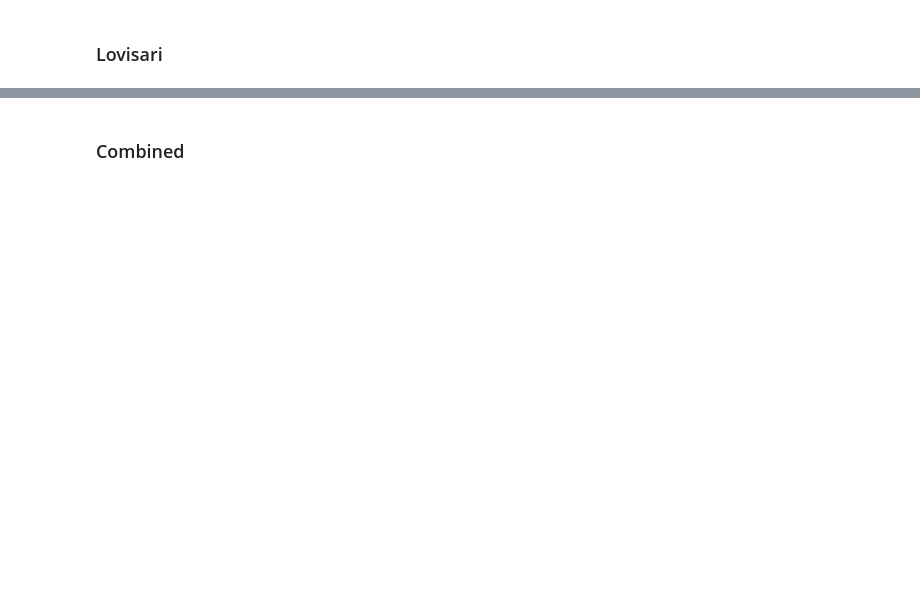
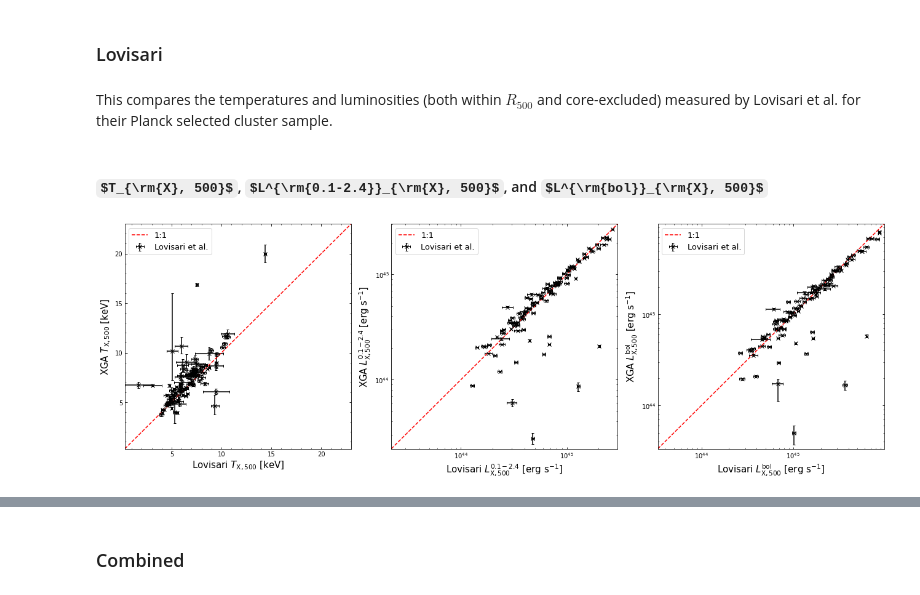
Before and after one commit to DavidT3/XCS-Mass-Paper-I-Analysis, a Jupyter notebook: temp_lum_comparisons.ipynb, the cells around one changed output, grey strips where cells are left out. Saved outputs shown, nothing was run; the diff lists cells and outputs as text; code cells hidden in the pictures; some formulas as TeX source; blank space fills up the shorter version.

```diff
--- a/temp_lum_comparisons.ipynb
+++ b/temp_lum_comparisons.ipynb
@@ -257,2 +524,78 @@ plt.show()
 # %% [markdown]
 ### Lovisari
+# %% [markdown]
+This compares the temperatures and luminosities (both within $R_{500}$ and core-excluded) measured by Lovisari et al. for their Planck selected cluster sample.
+# %% [markdown]
+#### $T_{\rm{X}, 500}$, $L^{\rm{0.1-2.4}}_{\rm{X}, 500}$, and $L^{\rm{bol}}_{\rm{X}, 500}$
+# %%
+fig, ax_arr = plt.subplots(ncols=3, figsize=(18, 6))
+
+# Iterating through the array of axes objects, setting up the ticks
+for ax in ax_arr:
+    # Turning on minor ticks and setting it up so they all point inwards - also turn on ticks on the
+    #  top and right axis lines
+    ax.minorticks_on()
+    ax.tick_params(which='both', top=True, right=True, direction='in')
+
+# Setting the leftmost axis to be current
+plt.sca(ax_arr[0])
+# Using the function we defined earlier to find appropriate axis limits
+t_lims = find_lims(lovlit_tx, lovisari_tx, buffer=0.1).value
+
+# Also using the limits to set up a one to one line
+# Then plotting the temperature comparison points
+plt.plot(t_lims, t_lims, linestyle='dashed', color='red', label="1:1")
+plt.errorbar(lovlit_tx[:, 0].value, lovisari_tx[:, 0].value, xerr=[lovlit_tx[:, 1].value, lovlit_tx[:, 2].value],
+             yerr=[lovisari_tx[:, 1].value, lovisari_tx[:, 2].value], fmt="kx", capsize=2,
+             label="Lovisari et al.")
+# Setting axis limits
+plt.xlim(t_lims)
+plt.ylim(t_lims)
+
+# Labels and legend
+plt.xlabel(r"Lovisari $T_{\rm{X, 500}}$ [keV]", fontsize=15)
+plt.ylabel(r"XGA $T_{\rm{X, 500}}$ [keV]", fontsize=15)
+plt.legend(loc='best', fontsize=13)
+
+plt.sca(ax_arr[1])
+l_lims = find_lims(lovlit_lx124, lovisari_lx, buffer=0.1).value
+
+plt.plot(l_lims, l_lims, linestyle='dashed', color='red', label="1:1")
+plt.errorbar(lovlit_lx124[:, 0].value, lovisari_lx[:, 0].value,
+             xerr=[lovlit_lx124[:, 1].value, lovlit_lx124[:, 2].value],
+             yerr=[lovisari_lx[:, 1].value, lovisari_lx[:, 2].value], fmt="kx", capsize=2,
+             label="Lovisari et al.")
+plt.xlim(l_lims)
+plt.ylim(l_lims)
+
+plt.xscale('log')
+plt.yscale('log')
+
+plt.xlabel(r"Lovisari $L^{\rm{0.1-2.4}}_{\rm{X, 500}}$ [erg s$^{-1}$]", fontsize=15)
+plt.ylabel(r"XGA $L^{\rm{0.1-2.4}}_{\rm{X, 500}}$ [erg s$^{-1}$]", fontsize=15)
+plt.legend(loc='best', fontsize=13)
+
+plt.sca(ax_arr[2])
+l_lims = find_lims(lovlit_lxbol, lovisari_lxbol, buffer=0.1).value
+
+plt.plot(l_lims, l_lims, linestyle='dashed', color='red', label="1:1")
+plt.errorbar(lovlit_lxbol[:, 0].value, lovisari_lxbol[:, 0].value,
+             xerr=[lovlit_lxbol[:, 1].value, lovlit_lxbol[:, 2].value],
+             yerr=[lovisari_lxbol[:, 1].value, lovisari_lxbol[:, 2].value], fmt="kx", capsize=2,
+             label="Lovisari et al.")
+plt.xlim(l_lims)
+plt.ylim(l_lims)
+
+plt.xscale('log')
+plt.yscale('log')
+
+plt.xlabel(r"Lovisari $L^{\rm{bol}}_{\rm{X, 500}}$ [erg s$^{-1}$]", fontsize=15)
+plt.ylabel(r"XGA $L^{\rm{bol}}_{\rm{X, 500}}$ [erg s$^{-1}$]", fontsize=15)
+plt.legend(loc='best', fontsize=13)
+
+plt.tight_layout()
+
+plt.savefig("non_paper_figures/lovisari_prop_comp.pdf")
+plt.show()
+# %% [output]
+[figure, added]
```
Also changed, not shown: parts of 24 cells of this notebook, 5 other files.
